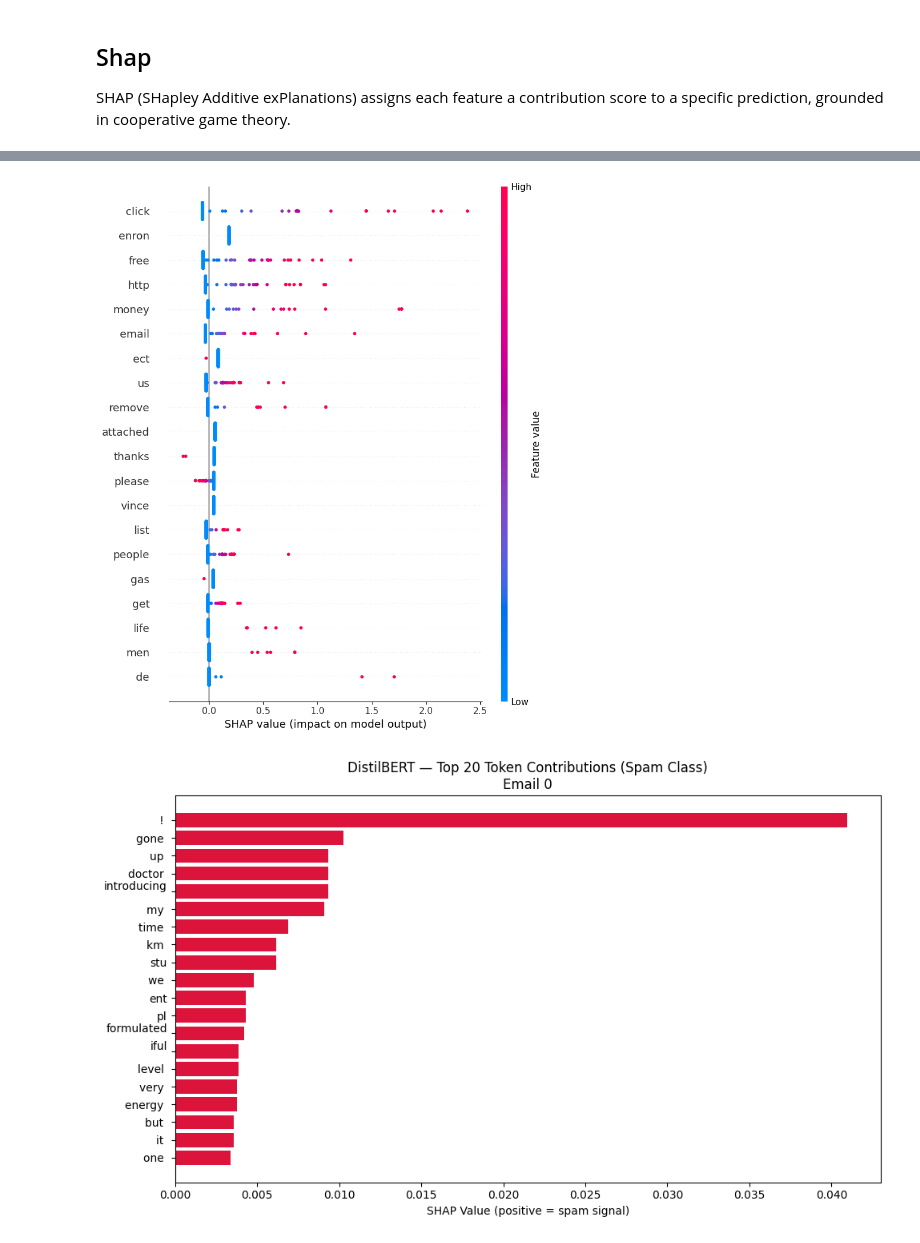
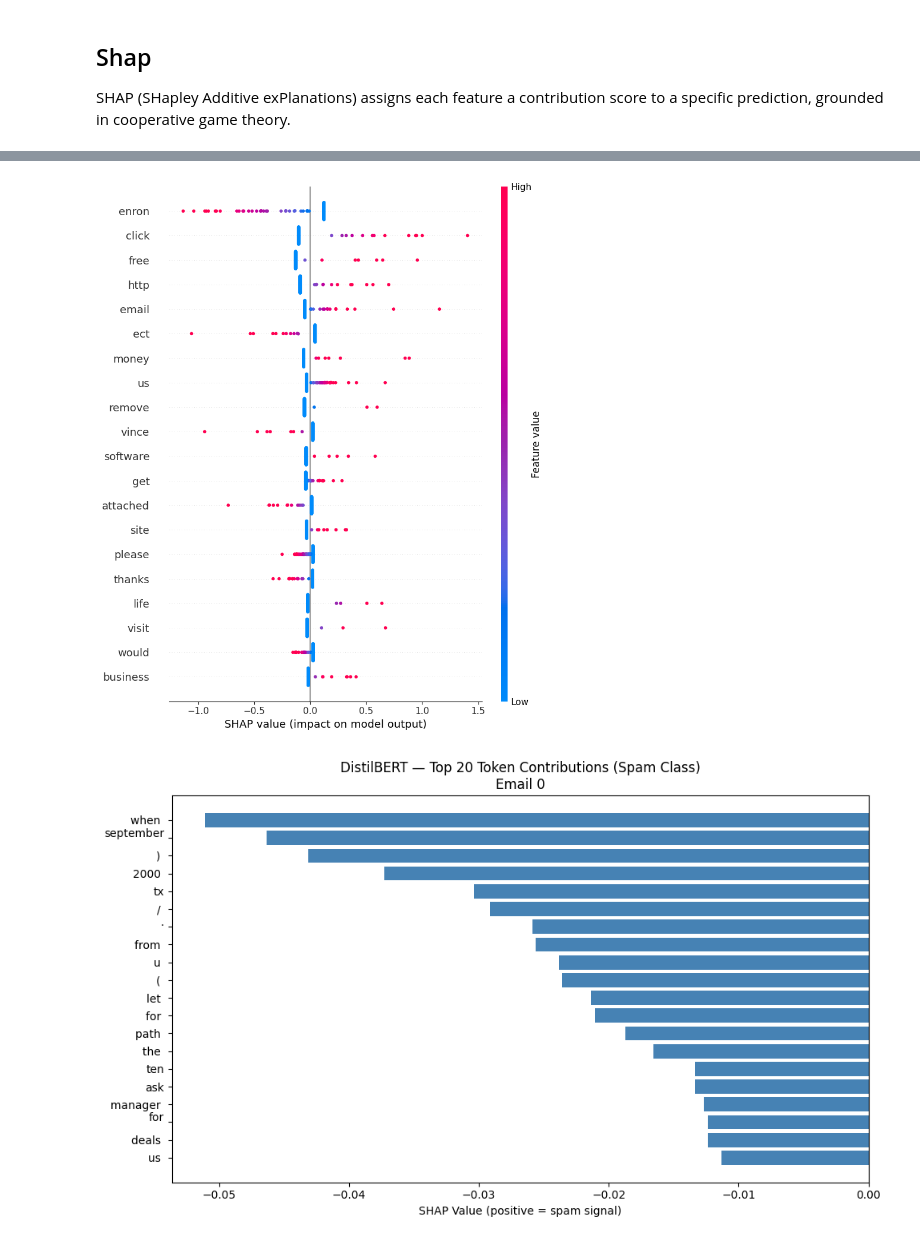
Before and after one commit to phomann13/Spam-Filter-Research, a Jupyter notebook: notebooks/Spam_Research.ipynb, the cells around one changed output, grey strips where cells are left out. Drawn from its saved outputs; the diff is of its cells as text; code cells hidden in the pictures.

```diff
--- a/notebooks/Spam_Research.ipynb
+++ b/notebooks/Spam_Research.ipynb
@@ -674,4 +871,9 @@ attacks = {
 attacked_sets = {}
 
 for name, attack_fn in attacks.items():
-    attacked_sets[name] = test_subset["text"].apply(attack_fn)
+    attacked_sets[name] = test_subset["Message"].apply(attack_fn)
+
+sa_subset = sa_df.sample(1000, random_state=42).copy()
+sa_attacked_sets = {}
+for name, attack_fn in attacks.items():
+    sa_attacked_sets[name] = sa_subset["clean_text"].apply(attack_fn)
@@ -799,0 +1108,18 @@ bert_results
+# %%
+sa_char_results = {}
+
+for name, texts in sa_attacked_sets.items():
+    preds = char_ngram_model.predict(texts)
+    probs = char_ngram_model.predict_proba(texts)
+
+    acc = accuracy_score(test_subset["label"], preds)
+    f1 = f1_score(test_subset["label"], preds)
+    confidence = probs.max(axis=1).mean()
+
+    sa_char_results[name] = {
+        "accuracy": acc,
+        "f1": f1,
+        "confidence": confidence
+    }
+
+sa_char_results
@@ -799,0 +1142,16 @@ bert_results
+# %%
+sa_bert_results = {}
+
+for name, texts in sa_attacked_sets.items():
+    preds, confidence = evaluate_bert(texts)
+
+    acc = accuracy_score(test_subset["label"], preds)
+    f1 = f1_score(test_subset["label"], preds)
+
+    sa_bert_results[name] = {
+        "accuracy": acc,
+        "f1": f1,
+        "confidence": confidence
+    }
+
+sa_bert_results
@@ -1840,41 +2397,41 @@ bert_explainer = shap.Explainer(
     lambda x: evaluate_bert_probs(x),
     shap.maskers.Text(tokenizer)
 )
-bert_shap_values = bert_explainer(test_df["text"][:20])
+bert_shap_values = bert_explainer(test_df["Message"][:20])
 # ── DistilBERT SHAP — clean bar chart ────────────────────────
 import pandas as pd
 
 # bert_shap_values[0] = first email, output 1 = spam class
 shap_vals   = bert_shap_values[0, :, 1]   # spam class SHAP values
 token_names = bert_shap_values.data[0]     # corresponding tokens
 
 # Build DataFrame and aggregate by token (same token may appear multiple times)
 shap_df = pd.DataFrame({
     "token": token_names,
     "shap":  shap_vals.values
 })
 
 shap_df = (
     shap_df.groupby("token")["shap"]
     .mean()
     .reset_index()
     .sort_values("shap", key=abs, ascending=False)
     .head(20)
 )
 
 # Plot
 fig, ax = plt.subplots(figsize=(10, 6))
 colors = ["crimson" if v > 0 else "steelblue" for v in shap_df["shap"]]
 ax.barh(shap_df["token"][::-1], shap_df["shap"][::-1], color=colors[::-1])
 ax.axvline(0, color="black", linewidth=0.8)
 ax.set_xlabel("SHAP Value (positive = spam signal)")
 ax.set_title("DistilBERT — Top 20 Token Contributions (Spam Class)\nEmail 0")
 plt.tight_layout()
 plt.savefig("bert_shap.png", dpi=150, bbox_inches="tight")
 plt.show()
 # %% [output]
-[figure, old version]
+[figure, new version]
-[figure, old version]
+[figure, new version]
 # %%
 # ── Extend drift_df with per-period classifier confidence ─────
 for period, batch_df in sorted(monthly_batches.items()):
```
Also changed, not shown: parts of 80 cells of this notebook, 3 other files.
